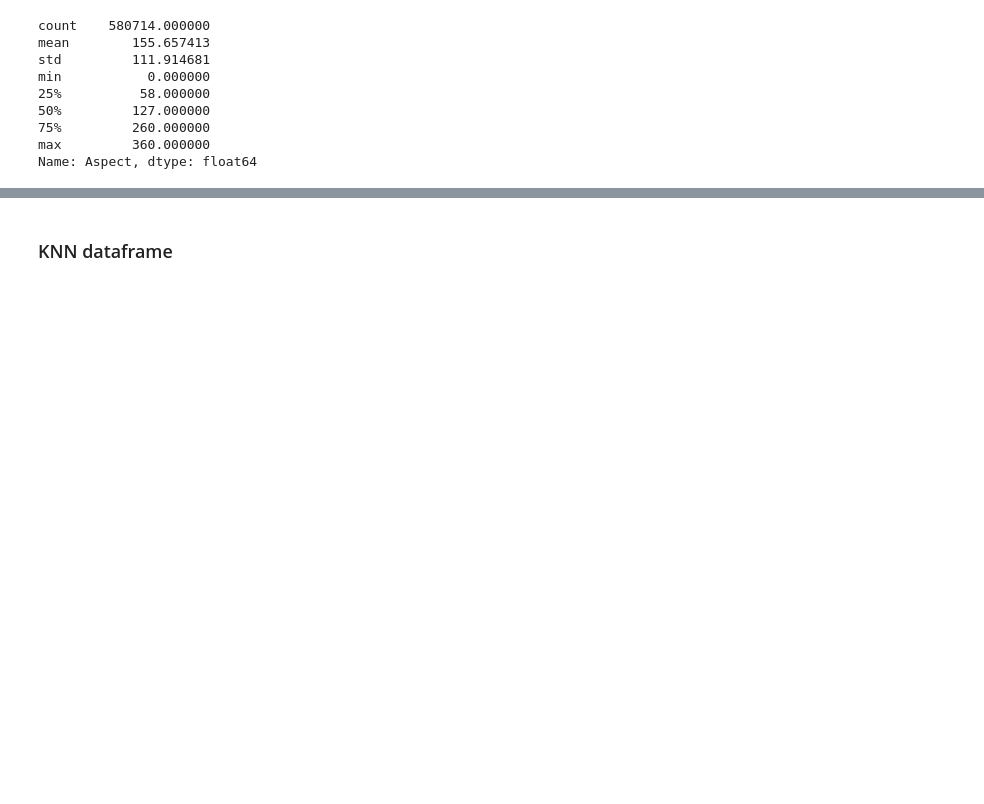
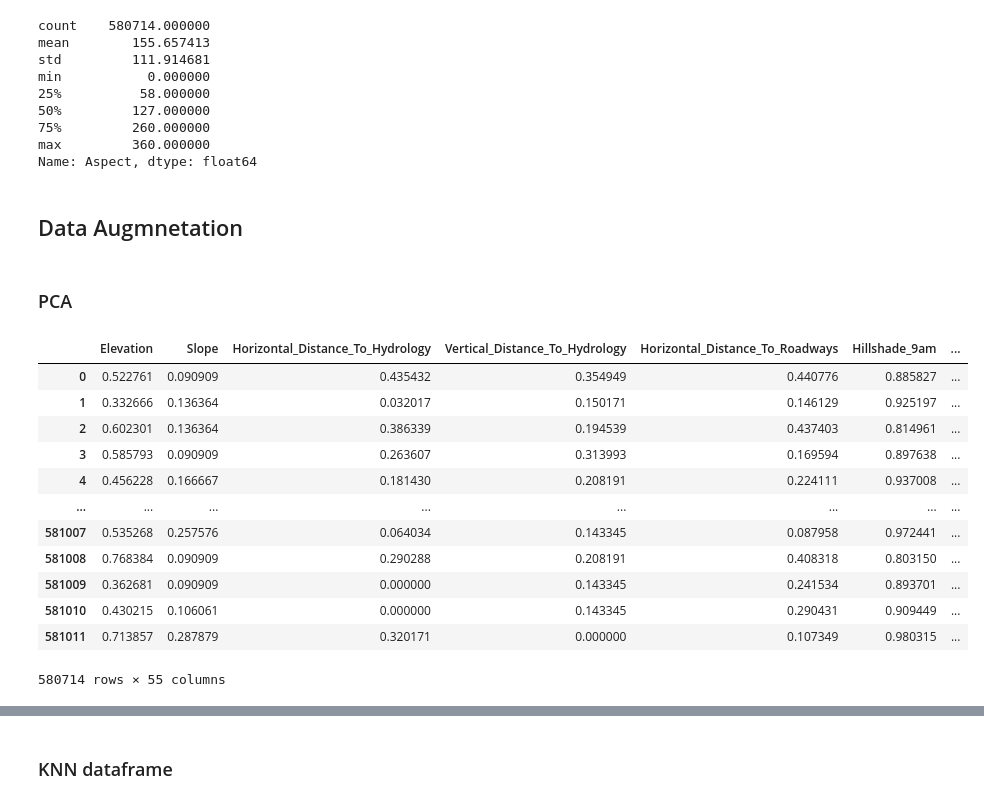
Before and after one commit to JamieSH03/ML-assing-2, a Jupyter notebook: Assignment2.ipynb, the cells around one changed output, grey strips where cells are left out. Saved outputs shown, nothing was run; the diff lists cells and outputs as text; code cells hidden in the pictures; blank space fills up the shorter version.

```diff
--- a/Assignment2.ipynb
+++ b/Assignment2.ipynb
@@ -139,3 +157,5 @@ min           0.000000
 75%         260.000000
 max         360.000000
 Name: Aspect, dtype: float64
+# %% [markdown]
+## Data Augmnetation
@@ -141,0 +164,2 @@ Name: Aspect, dtype: float64
+# %% [markdown]
+### PCA
@@ -141,0 +211,16 @@ Name: Aspect, dtype: float64
+# %%
+X
+# %% [output]
+|  | Elevation | Slope | Horizontal_Distance_To_Hydrology | Vertical_Distance_To_Hydrology | Horizontal_Distance_To_Roadways | Hillshade_9am | ... |
+| 0 | 0.522761 | 0.090909 | 0.435432 | 0.354949 | 0.440776 | 0.885827 | ... |
+| 1 | 0.332666 | 0.136364 | 0.032017 | 0.150171 | 0.146129 | 0.925197 | ... |
+| 2 | 0.602301 | 0.136364 | 0.386339 | 0.194539 | 0.437403 | 0.814961 | ... |
+| 3 | 0.585793 | 0.090909 | 0.263607 | 0.313993 | 0.169594 | 0.897638 | ... |
+| 4 | 0.456228 | 0.166667 | 0.181430 | 0.208191 | 0.224111 | 0.937008 | ... |
+| ... | ... | ... | ... | ... | ... | ... | ... |
+| 581007 | 0.535268 | 0.257576 | 0.064034 | 0.143345 | 0.087958 | 0.972441 | ... |
+| 581008 | 0.768384 | 0.090909 | 0.290288 | 0.208191 | 0.408318 | 0.803150 | ... |
+| 581009 | 0.362681 | 0.090909 | 0.000000 | 0.143345 | 0.241534 | 0.893701 | ... |
+| 581010 | 0.430215 | 0.106061 | 0.000000 | 0.143345 | 0.290431 | 0.909449 | ... |
+| 581011 | 0.713857 | 0.287879 | 0.320171 | 0.000000 | 0.107349 | 0.980315 | ... |
+580714 rows × 55 columns
```
Also changed, not shown: parts of 41 cells of this notebook.
